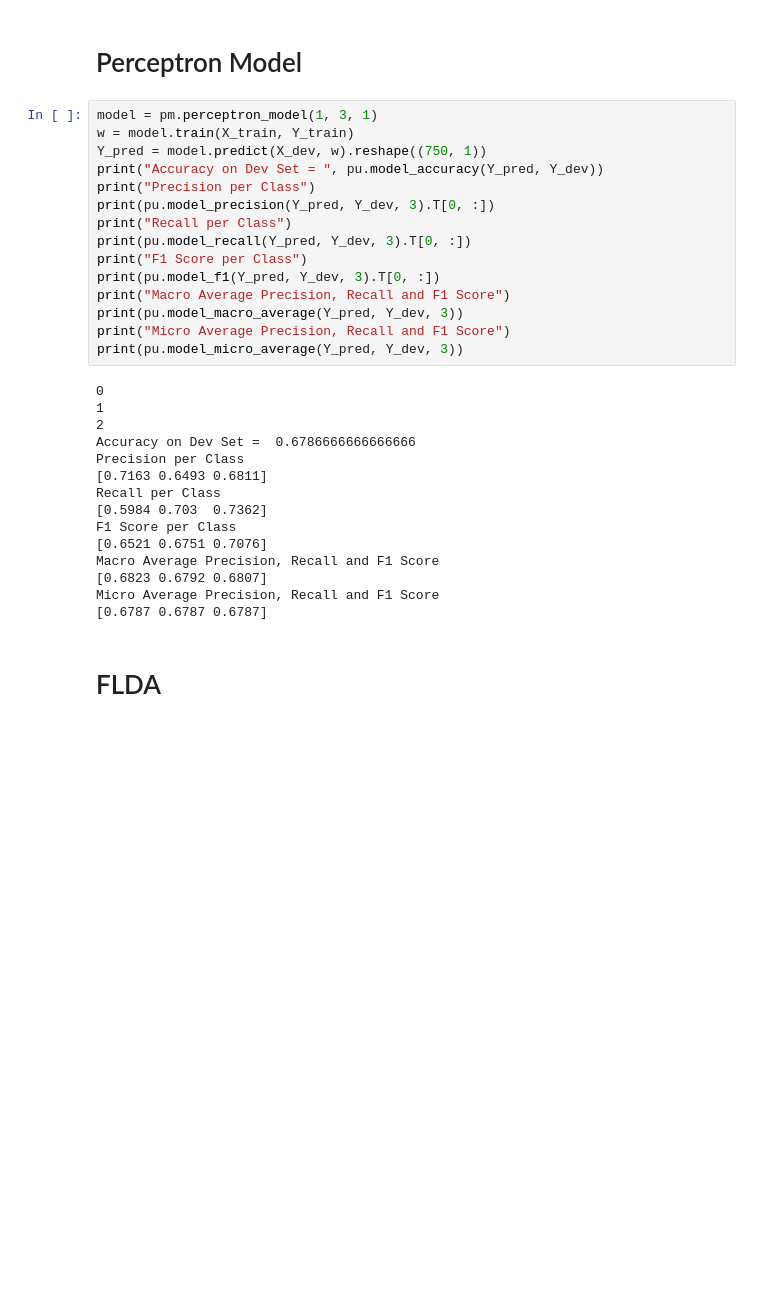
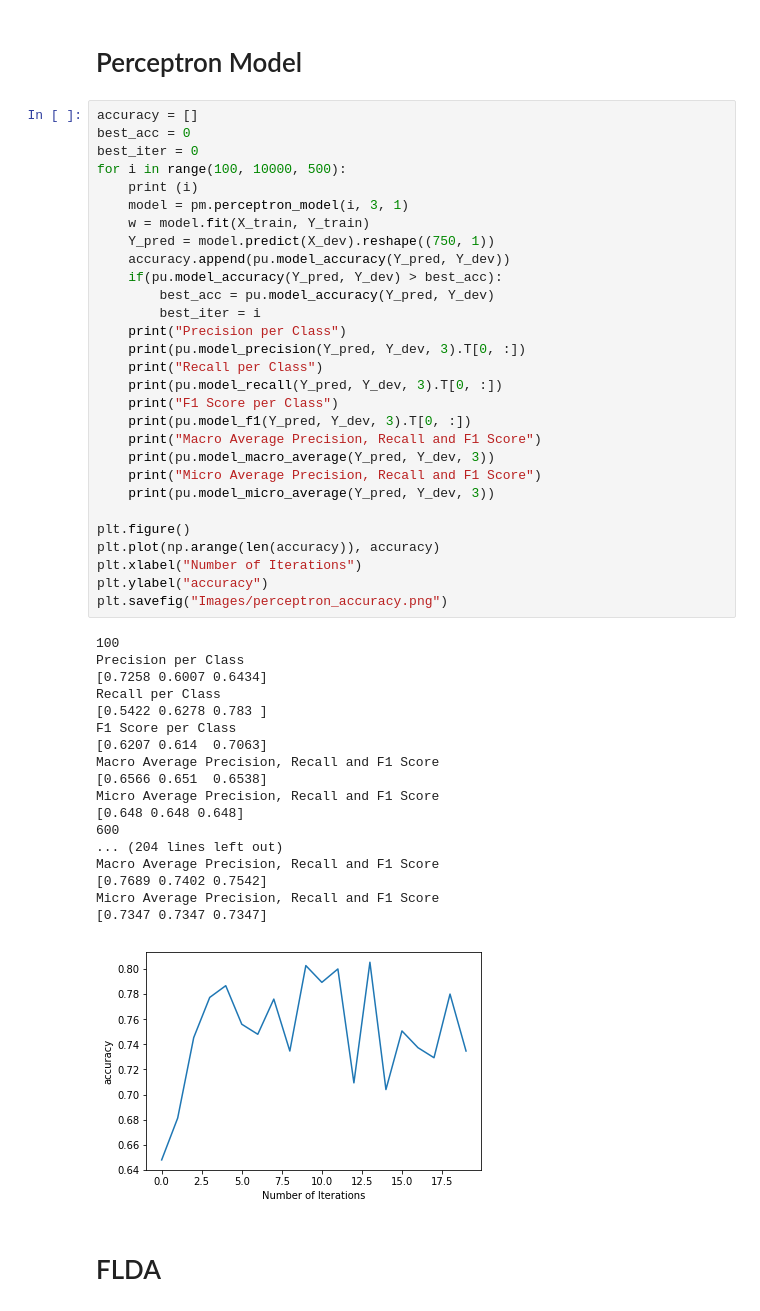
Before and after one commit to singlas690/ELL_Assignment2, a Jupyter notebook: src/Medical.ipynb, the cells around one changed output. Saved outputs shown, nothing was run; the diff lists cells and outputs as text; blank space fills up the shorter version.

```diff
--- a/src/Medical.ipynb
+++ b/src/Medical.ipynb
@@ -769,35 +769,53 @@ Micro Average Precision, Recall and F1 Score
 # %% [markdown]
 # Perceptron Model
 # %%
-model = pm.perceptron_model(1, 3, 1)
-w = model.train(X_train, Y_train)
-Y_pred = model.predict(X_dev, w).reshape((750, 1))
-print("Accuracy on Dev Set = ", pu.model_accuracy(Y_pred, Y_dev))
-print("Precision per Class")
-print(pu.model_precision(Y_pred, Y_dev, 3).T[0, :])
-print("Recall per Class")
-print(pu.model_recall(Y_pred, Y_dev, 3).T[0, :])
-print("F1 Score per Class")
-print(pu.model_f1(Y_pred, Y_dev, 3).T[0, :])
-print("Macro Average Precision, Recall and F1 Score")
-print(pu.model_macro_average(Y_pred, Y_dev, 3))
-print("Micro Average Precision, Recall and F1 Score")
-print(pu.model_micro_average(Y_pred, Y_dev, 3))
+accuracy = []
+best_acc = 0
+best_iter = 0
+for i in range(100, 10000, 500):
+    print (i)
+    model = pm.perceptron_model(i, 3, 1)
+    w = model.fit(X_train, Y_train)
+    Y_pred = model.predict(X_dev).reshape((750, 1))
+    accuracy.append(pu.model_accuracy(Y_pred, Y_dev))
+    if(pu.model_accuracy(Y_pred, Y_dev) > best_acc):
+        best_acc = pu.model_accuracy(Y_pred, Y_dev)
+        best_iter = i
+    print("Precision per Class")
+    print(pu.model_precision(Y_pred, Y_dev, 3).T[0, :])
+    print("Recall per Class")
+    print(pu.model_recall(Y_pred, Y_dev, 3).T[0, :])
+    print("F1 Score per Class")
+    print(pu.model_f1(Y_pred, Y_dev, 3).T[0, :])
+    print("Macro Average Precision, Recall and F1 Score")
+    print(pu.model_macro_average(Y_pred, Y_dev, 3))
+    print("Micro Average Precision, Recall and F1 Score")
+    print(pu.model_micro_average(Y_pred, Y_dev, 3))
+
+plt.figure()
+plt.plot(np.arange(len(accuracy)), accuracy)
+plt.xlabel("Number of Iterations")
+plt.ylabel("accuracy")
+plt.savefig("Images/perceptron_accuracy.png")
 # %% [output]
-0
-1
-2
-Accuracy on Dev Set =  0.6786666666666666
+100
 Precision per Class
-[0.7163 0.6493 0.6811]
+[0.7258 0.6007 0.6434]
 Recall per Class
-[0.5984 0.703  0.7362]
+[0.5422 0.6278 0.783 ]
 F1 Score per Class
-[0.6521 0.6751 0.7076]
+[0.6207 0.614  0.7063]
 Macro Average Precision, Recall and F1 Score
-[0.6823 0.6792 0.6807]
+[0.6566 0.651  0.6538]
 Micro Average Precision, Recall and F1 Score
-[0.6787 0.6787 0.6787]
+[0.648 0.648 0.648]
+600
+... (204 lines left out)
+Macro Average Precision, Recall and F1 Score
+[0.7689 0.7402 0.7542]
+Micro Average Precision, Recall and F1 Score
+[0.7347 0.7347 0.7347]
+[figure, added]
 # %% [markdown]
 # FLDA
 # %%
```
Also changed, not shown: parts of 1 cell of this notebook, 1 other file.
